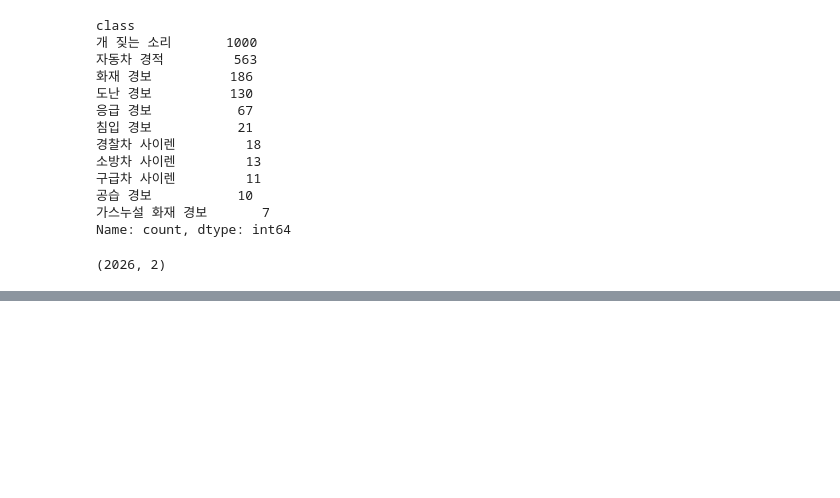
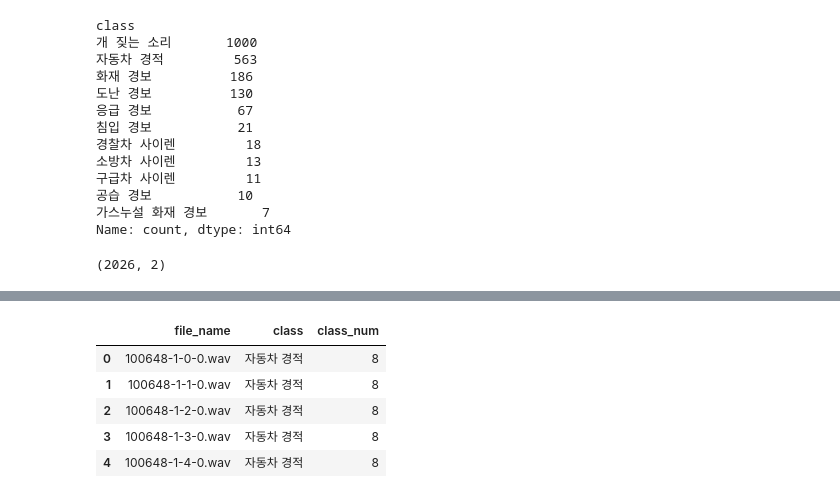
Before and after one commit to dkssudgb/audio_classification, a Jupyter notebook: build_dataset.ipynb, the cells around one changed output, grey strips where cells are left out. Cells and saved outputs as stored; diff of their text form; code cells hidden in the pictures; blank space fills up the shorter version.

```diff
--- a/build_dataset.ipynb
+++ b/build_dataset.ipynb
@@ -313,0 +324,14 @@ file_names.shape
+# %%
+from sklearn.preprocessing import LabelEncoder
+
+encoder = LabelEncoder()
+
+file_names['class_num'] = encoder.fit_transform(file_names['class'])
+file_names.head()
+# %% [output]
+|  | file_name | class | class_num |
+| 0 | 100648-1-0-0.wav | 자동차 경적 | 8 |
+| 1 | 100648-1-1-0.wav | 자동차 경적 | 8 |
+| 2 | 100648-1-2-0.wav | 자동차 경적 | 8 |
+| 3 | 100648-1-3-0.wav | 자동차 경적 | 8 |
+| 4 | 100648-1-4-0.wav | 자동차 경적 | 8 |
```
Also changed, not shown: parts of 7 cells of this notebook, 2 other files.
